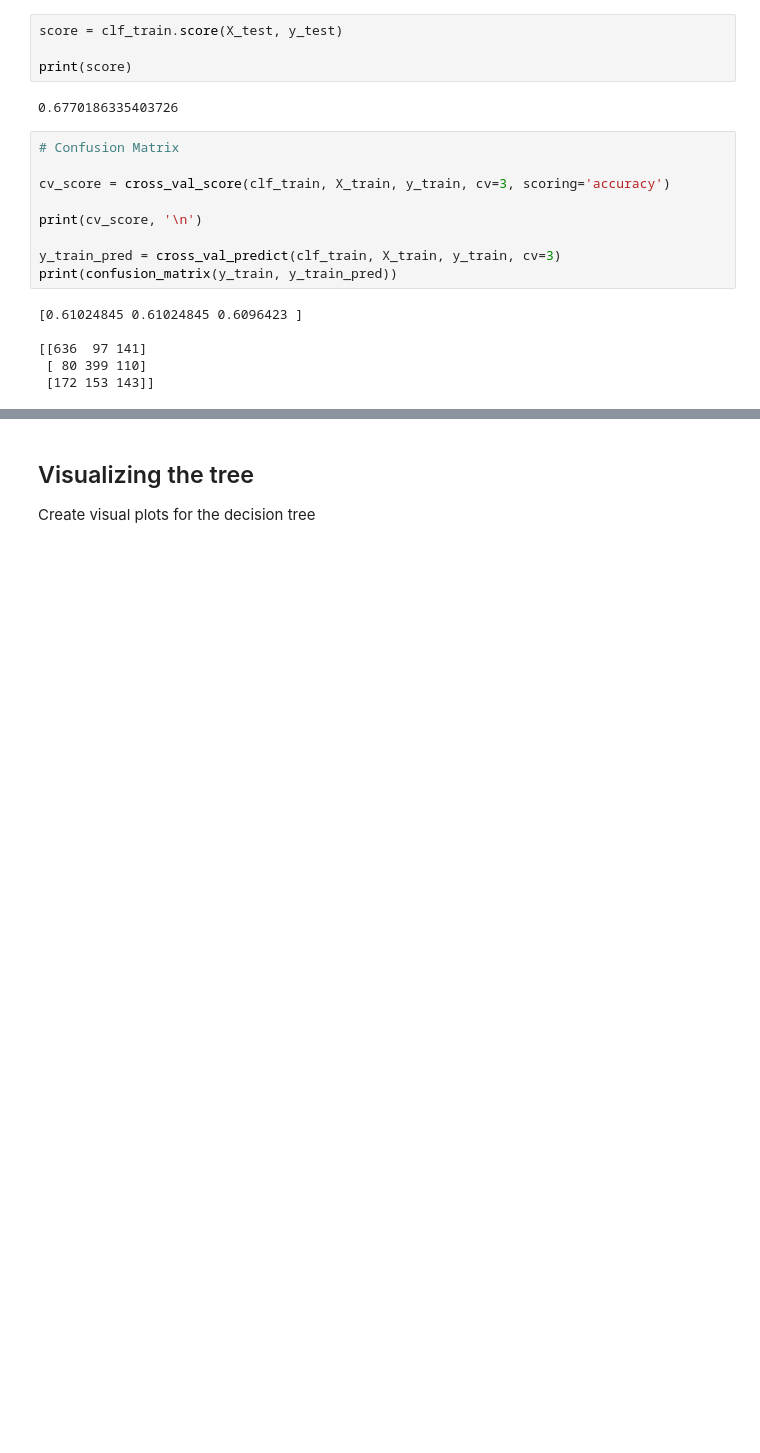
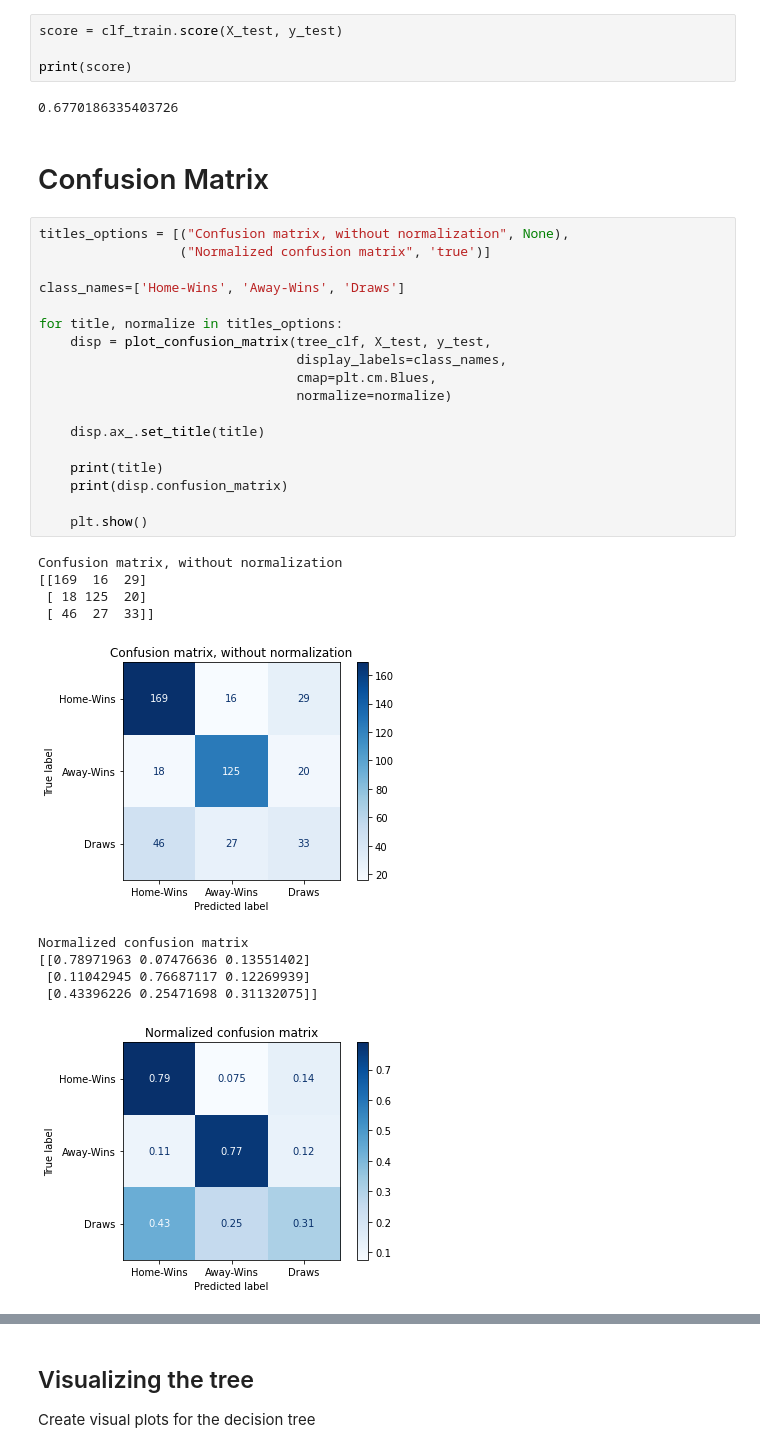
Before and after one commit to DangE01/predicting_the_premier_league, a Jupyter notebook: Decision_Tree-YearOfSeason.ipynb, the cells around one changed output, grey strips where cells are left out. Saved outputs shown, nothing was run; the diff lists cells and outputs as text; blank space fills up the shorter version.

Commit message:
Fixed Issue With Tableau. Added Confusion Matrices to Finalized Models

```diff
--- a/Decision_Tree-YearOfSeason.ipynb
+++ b/Decision_Tree-YearOfSeason.ipynb
@@ -209,21 +210,37 @@ score = clf_train.score(X_test, y_test)
 print(score)
 # %% [output]
 0.6770186335403726
-# %%
-# Confusion Matrix
-
-cv_score = cross_val_score(clf_train, X_train, y_train, cv=3, scoring='accuracy')
-
-print(cv_score, '\n')
-
-y_train_pred = cross_val_predict(clf_train, X_train, y_train, cv=3)
-print(confusion_matrix(y_train, y_train_pred))
-# %% [output]
-[0.61024845 0.61024845 0.6096423 ]
-
-[[636  97 141]
- [ 80 399 110]
- [172 153 143]]
+# %% [markdown]
+# Confusion Matrix
+# %%
+titles_options = [("Confusion matrix, without normalization", None),
+                  ("Normalized confusion matrix", 'true')]
+
+class_names=['Home-Wins', 'Away-Wins', 'Draws']
+
+for title, normalize in titles_options:
+    disp = plot_confusion_matrix(tree_clf, X_test, y_test,
+                                 display_labels=class_names,
+                                 cmap=plt.cm.Blues,
+                                 normalize=normalize)
+
+    disp.ax_.set_title(title)
+
+    print(title)
+    print(disp.confusion_matrix)
+
+    plt.show()
+# %% [output]
+Confusion matrix, without normalization
+[[169  16  29]
+ [ 18 125  20]
+ [ 46  27  33]]
+[figure, added]
+Normalized confusion matrix
+[[0.78971963 0.07476636 0.13551402]
+ [0.11042945 0.76687117 0.12269939]
+ [0.43396226 0.25471698 0.31132075]]
+[figure, added]
 # %%
 # Precision, Recall, F1
 
```
Also changed, not shown: parts of 4 cells of this notebook, 6 other files.
